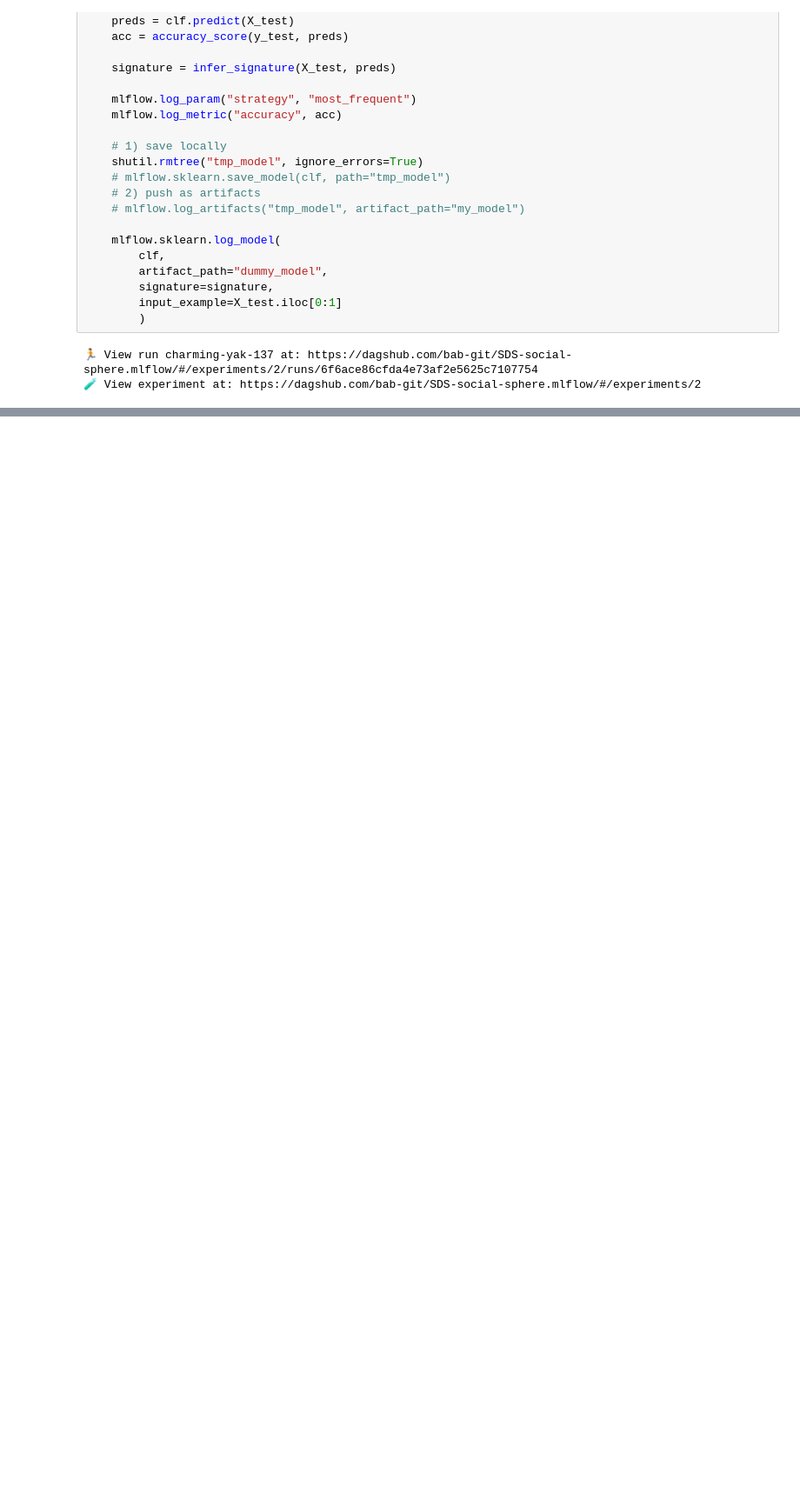
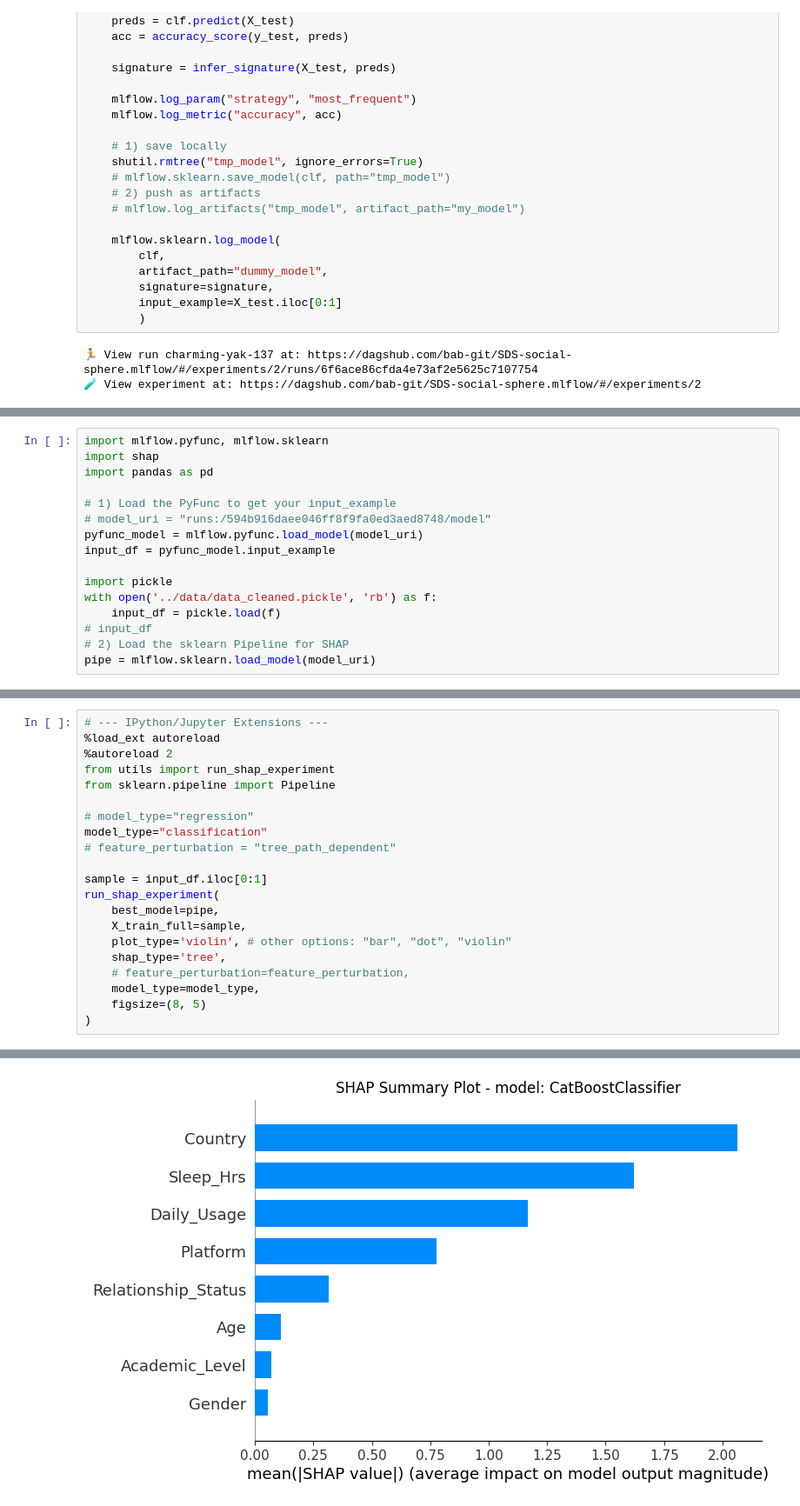
Before and after one commit to numberwrangler/SDS-CP029-social-sphere, a Jupyter notebook: submissions/team-members/bob-hosseini/notebooks/mlflow_setup_test.ipynb, the cells around one changed output, grey strips where cells are left out. Shown at 87% size. Cells and saved outputs as stored; diff of their text form; blank space fills up the shorter version.

```diff
--- a/submissions/team-members/bob-hosseini/notebooks/mlflow_setup_test.ipynb
+++ b/submissions/team-members/bob-hosseini/notebooks/mlflow_setup_test.ipynb
@@ -101,0 +147,16 @@ with mlflow.start_run():
+# %%
+import mlflow.pyfunc, mlflow.sklearn
+import shap
+import pandas as pd
+
+# 1) Load the PyFunc to get your input_example
+# model_uri = "runs:/594b916daee046ff8f9fa0ed3aed8748/model"
+pyfunc_model = mlflow.pyfunc.load_model(model_uri)
+input_df = pyfunc_model.input_example
+
+import pickle
+with open('../data/data_cleaned.pickle', 'rb') as f:
+    input_df = pickle.load(f)
+# input_df
+# 2) Load the sklearn Pipeline for SHAP
+pipe = mlflow.sklearn.load_model(model_uri)
@@ -101,0 +172,22 @@ with mlflow.start_run():
+# %%
+# --- IPython/Jupyter Extensions ---
+%load_ext autoreload
+%autoreload 2
+from utils import run_shap_experiment
+from sklearn.pipeline import Pipeline
+
+# model_type="regression"
+model_type="classification"
+# feature_perturbation = "tree_path_dependent"
+
+sample = input_df.iloc[0:1]
+run_shap_experiment(
+    best_model=pipe,
+    X_train_full=sample,
+    plot_type='violin', # other options: "bar", "dot", "violin"
+    shap_type='tree',
+    # feature_perturbation=feature_perturbation,
+    model_type=model_type,
+    figsize=(8, 5)
+)
+# %% [output]
@@ -101,0 +198 @@ with mlflow.start_run():
+[figure, added]
```
Also changed, not shown: parts of 10 cells of this notebook, 11 other files.
